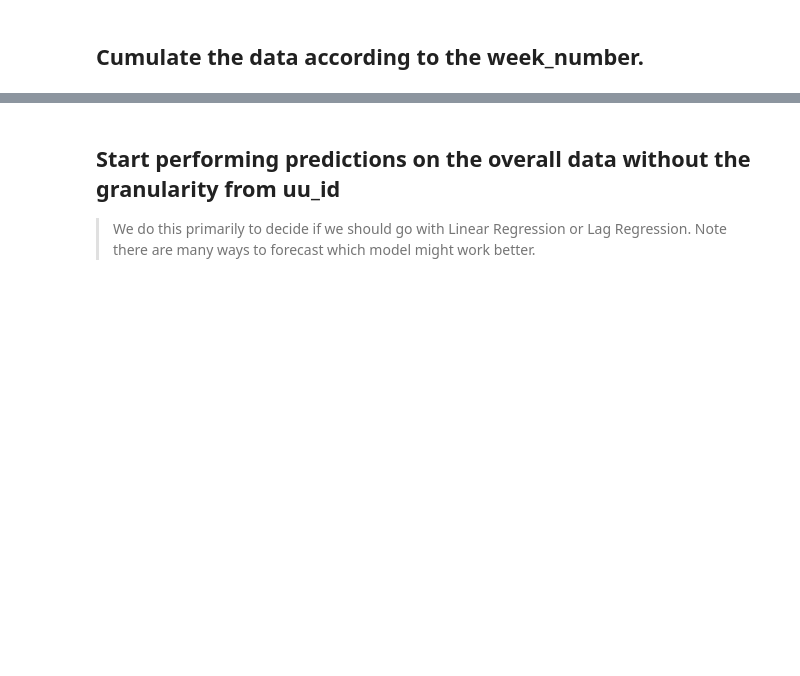
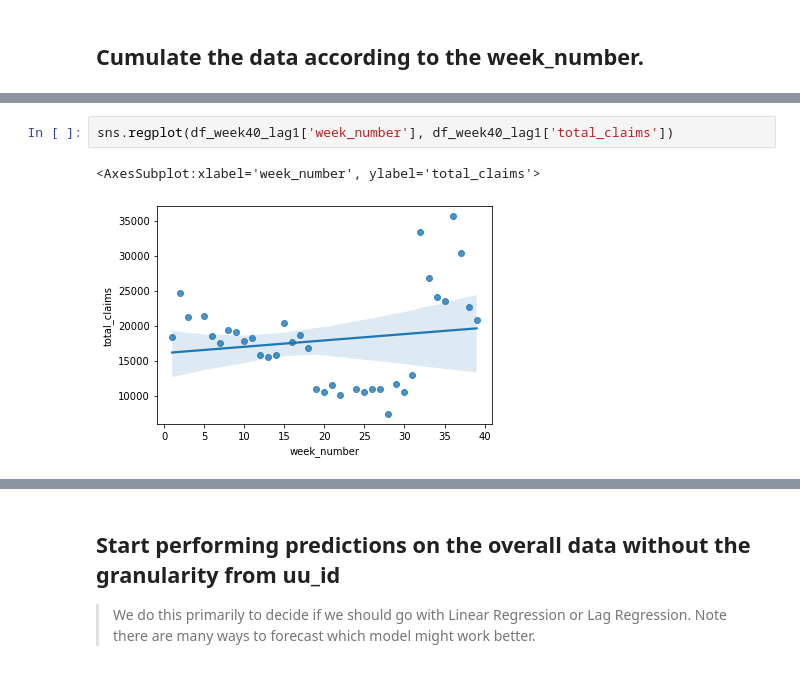
Before and after one commit to ironhacks/Tutorials-COVID-19, a Jupyter notebook: tutorials-fall-2022/example_section/Example-Linear-Regression-Time-Series.ipynb, the cells around one changed output, grey strips where cells are left out. Cells and saved outputs as stored; diff of their text form; blank space fills up the shorter version.

```diff
--- a/tutorials-fall-2022/example_section/Example-Linear-Regression-Time-Series.ipynb
+++ b/tutorials-fall-2022/example_section/Example-Linear-Regression-Time-Series.ipynb
@@ -100,0 +111,5 @@ sns.regplot(df['week_number'], df['total_claims'])
+# %%
+sns.regplot(df_week40_lag1['week_number'], df_week40_lag1['total_claims'])
+# %% [output]
+<AxesSubplot:xlabel='week_number', ylabel='total_claims'>
+[figure, added]
```
Also changed, not shown: parts of 47 cells of this notebook, 1 other file.
